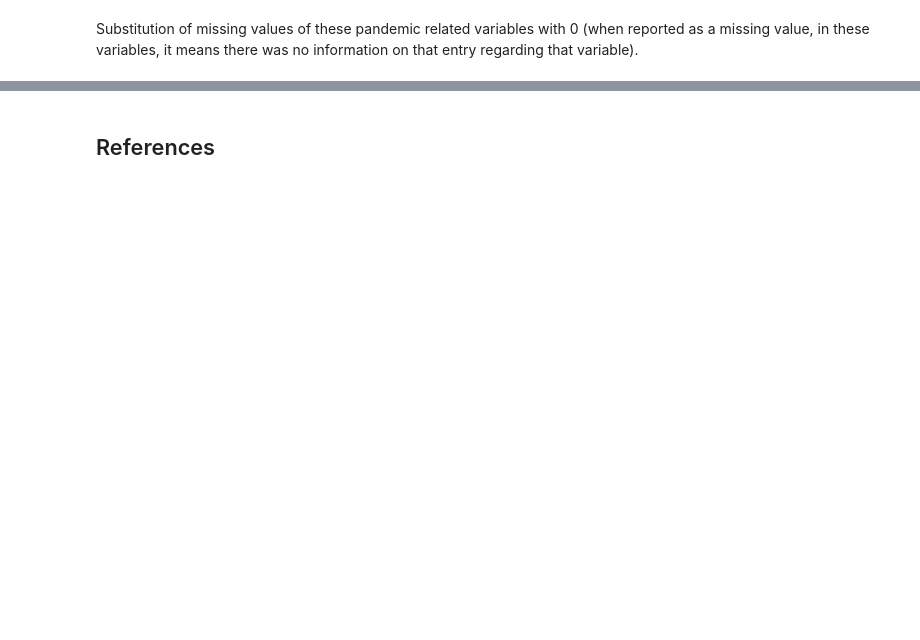
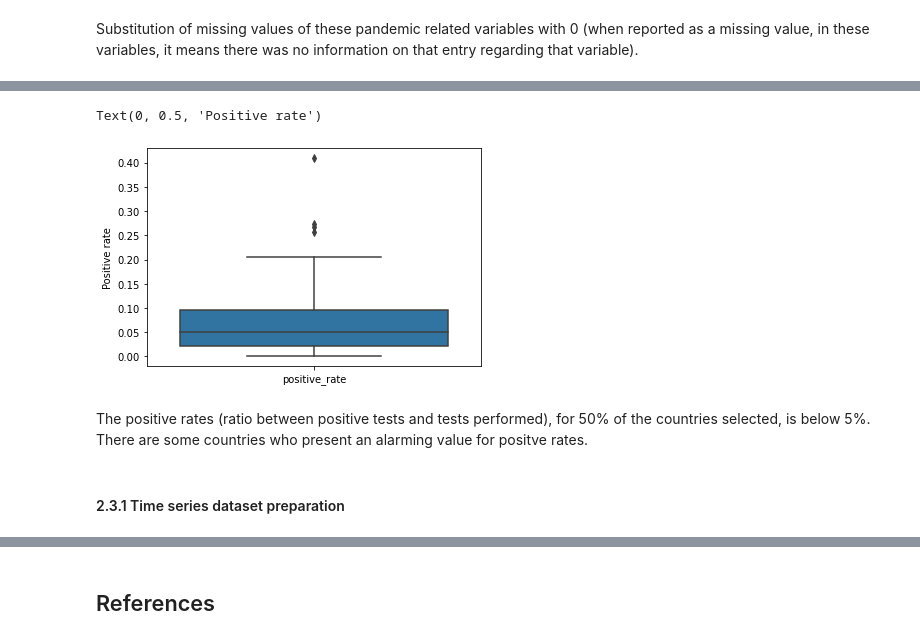
Before and after one commit to martinsM17/Covid19_Testing_Data, a Jupyter notebook: pipeline_analysis.ipynb, the cells around one changed output, grey strips where cells are left out. Saved outputs shown, nothing was run; the diff lists cells and outputs as text; code cells hidden in the pictures; blank space fills up the shorter version.

```diff
--- a/pipeline_analysis.ipynb
+++ b/pipeline_analysis.ipynb
@@ -190,0 +308,11 @@ Substitution of missing values of these pandemic related variables with 0 (when
+# %%
+fig, axes = plt.subplots(1, 1, sharex = True)
+sns.boxplot(data = screened_data[['iso_code','positive_rate']].drop_duplicates(subset=['iso_code']))
+axes.set_ylabel('Positive rate')
+# %% [output]
+Text(0, 0.5, 'Positive rate')
+[figure, added]
+# %% [markdown]
+The positive rates (ratio between positive tests and tests performed), for 50% of the countries selected, is below 5%. There are some countries who present an alarming value for positve rates.
+# %% [markdown]
+#### 2.3.1 Time series dataset preparation
```
Also changed, not shown: parts of 47 cells of this notebook.
